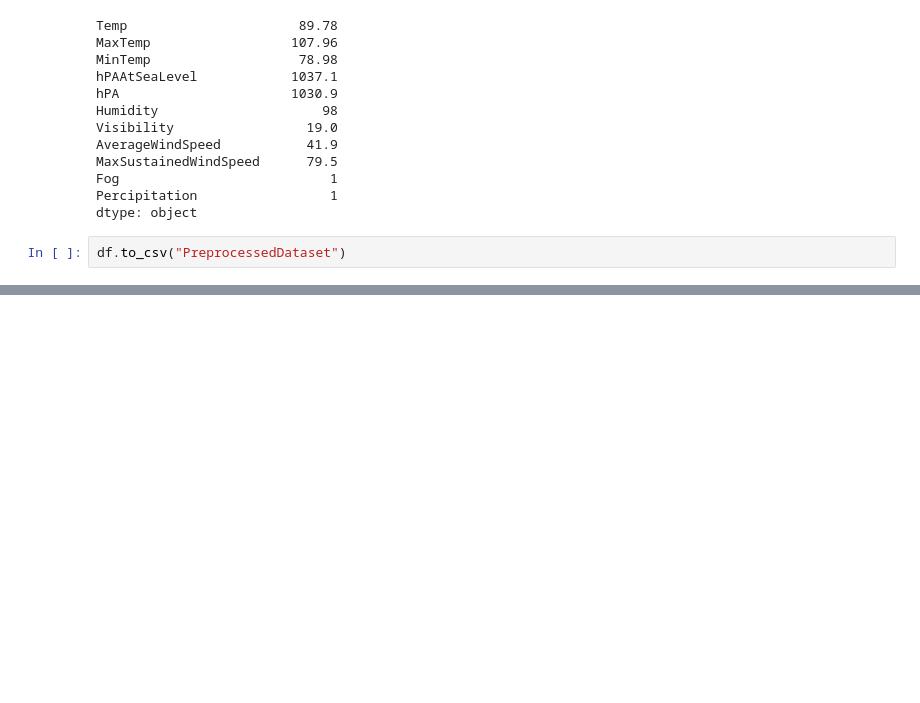
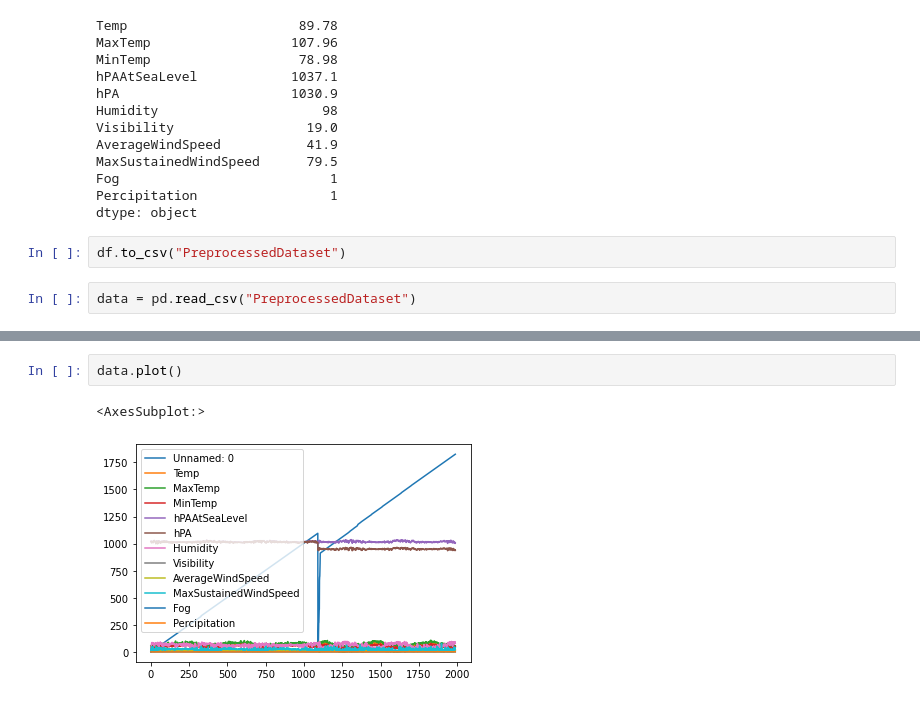
Before and after one commit to docmhvr/CMPE_257_PROJECT, a Jupyter notebook: CMPE257Preprocessing.ipynb, the cells around one changed output, grey strips where cells are left out. Saved outputs shown, nothing was run; the diff lists cells and outputs as text; blank space fills up the shorter version.

Commit message:
Added Visualizations for further analysis

```diff
--- a/CMPE257Preprocessing.ipynb
+++ b/CMPE257Preprocessing.ipynb
@@ -160,3 +160,5 @@ Percipitation                 1
 dtype: object
 # %%
 df.to_csv("PreprocessedDataset")
+# %%
+data = pd.read_csv("PreprocessedDataset")
@@ -162,0 +224,5 @@ df.to_csv("PreprocessedDataset")
+# %%
+data.plot()
+# %% [output]
+<AxesSubplot:>
+[figure, added]
```
Also changed, not shown: parts of 14 cells of this notebook, 1 other file.
